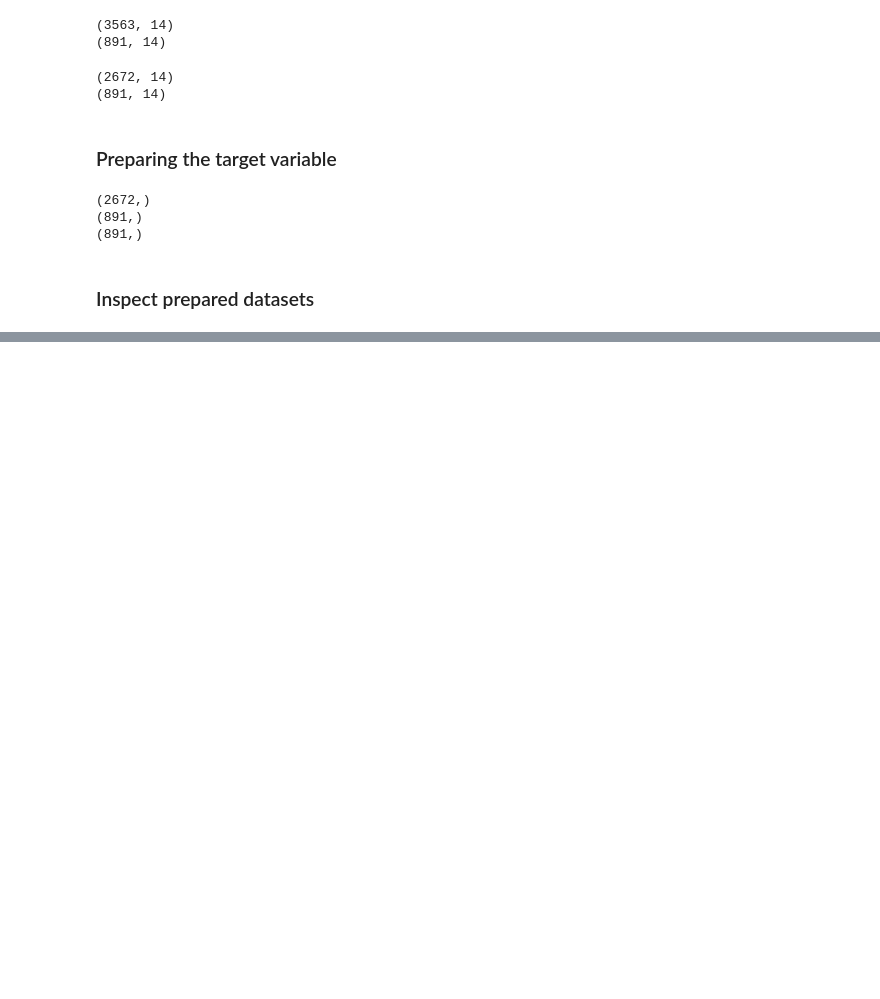
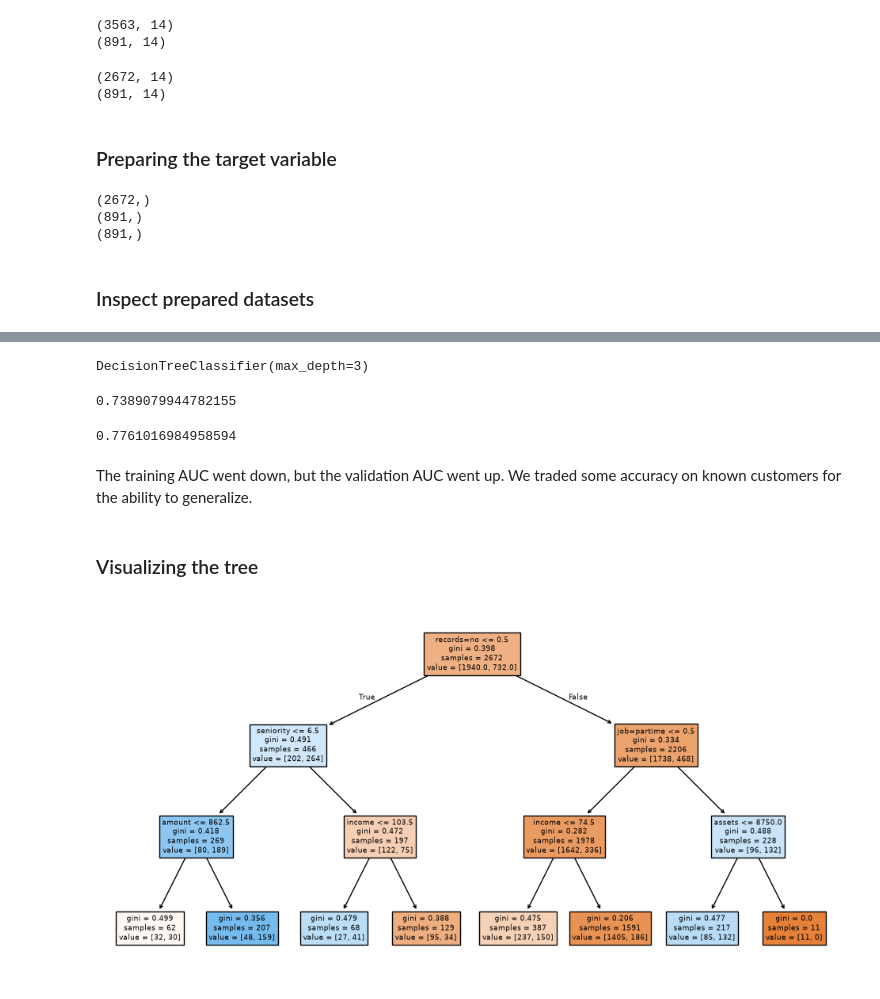
Before and after one commit to rimvelvet31/ml-zoomcamp-2026, a Jupyter notebook: modules/06_ensemble/notebook.ipynb, the cells around one changed output, grey strips where cells are left out. Drawn from its saved outputs; the diff is of its cells as text; code cells hidden in the pictures; blank space fills up the shorter version.

```diff
--- a/modules/06_ensemble/notebook.ipynb
+++ b/modules/06_ensemble/notebook.ipynb
@@ -311,0 +369,3 @@ df_test.head()
+# %%
+train_dicts = df_train.to_dict(orient='records')
+train_dicts[0]
@@ -311,0 +386,5 @@ df_test.head()
+# %%
+dv = DictVectorizer(sparse=False)
+
+X_train = dv.fit_transform(train_dicts)
+X_train
@@ -311,0 +410,3 @@ df_test.head()
+# %%
+dt = DecisionTreeClassifier()
+dt.fit(X_train, y_train)
@@ -311,0 +474,28 @@ df_test.head()
+# %%
+dt = DecisionTreeClassifier(max_depth=3)
+dt.fit(X_train, y_train)
+# %% [output]
+DecisionTreeClassifier(max_depth=3)
+# %%
+y_pred = dt.predict_proba(X_val)[:, 1]
+roc_auc_score(y_val, y_pred)
+# %% [output]
+0.7389079944782155
+# %%
+y_pred_train = dt.predict_proba(X_train)[:, 1]
+roc_auc_score(y_train, y_pred_train)
+# %% [output]
+0.7761016984958594
+# %% [markdown]
+The training AUC went down, but the validation AUC went up. We traded some accuracy on known customers for the ability to generalize.
+# %% [markdown]
+### Visualizing the tree
+# %%
+from sklearn.tree import plot_tree
+import matplotlib.pyplot as plt
+
+plt.figure(figsize=(12, 6))
+plot_tree(dt, feature_names=list(dv.get_feature_names_out()), filled=True)
+plt.show()
+# %% [output]
+[figure, added]
```
Also changed, not shown: parts of 31 cells of this notebook.
